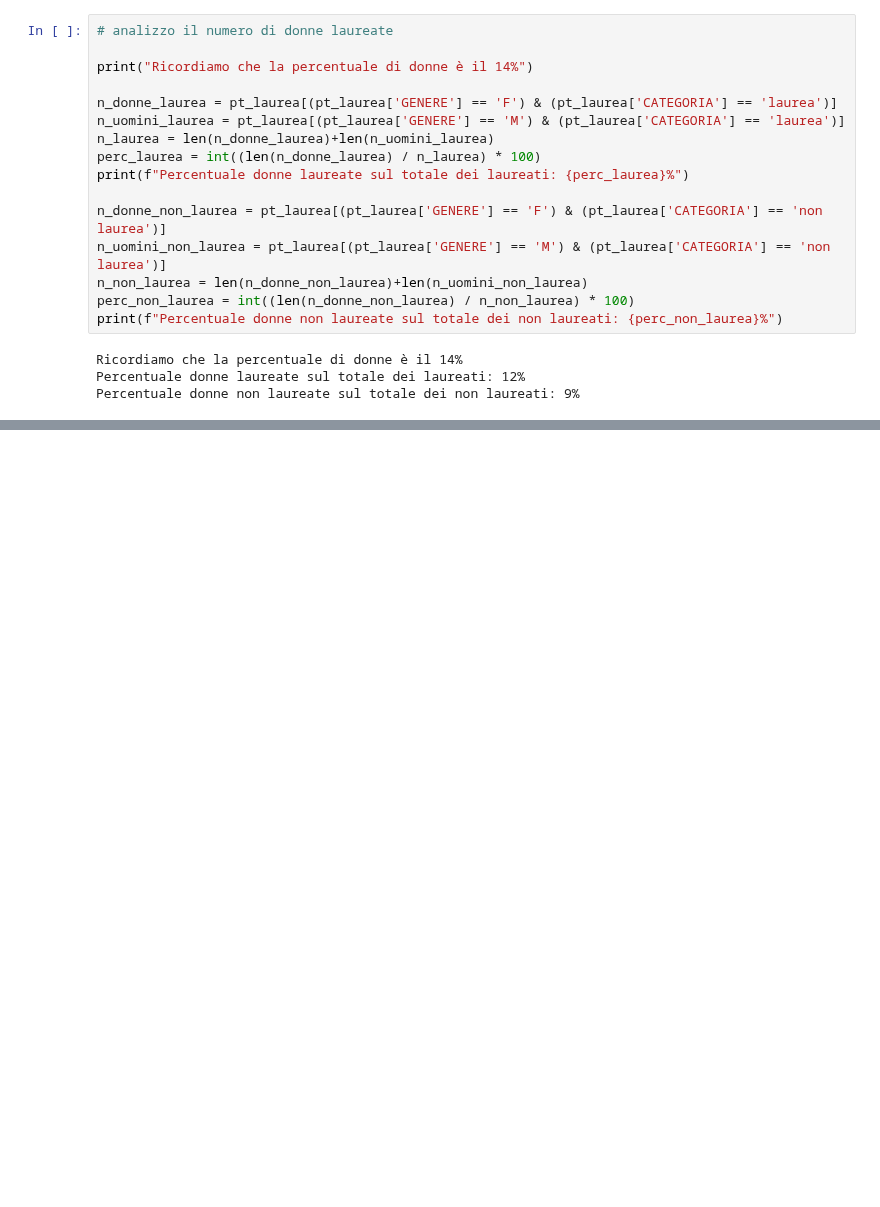
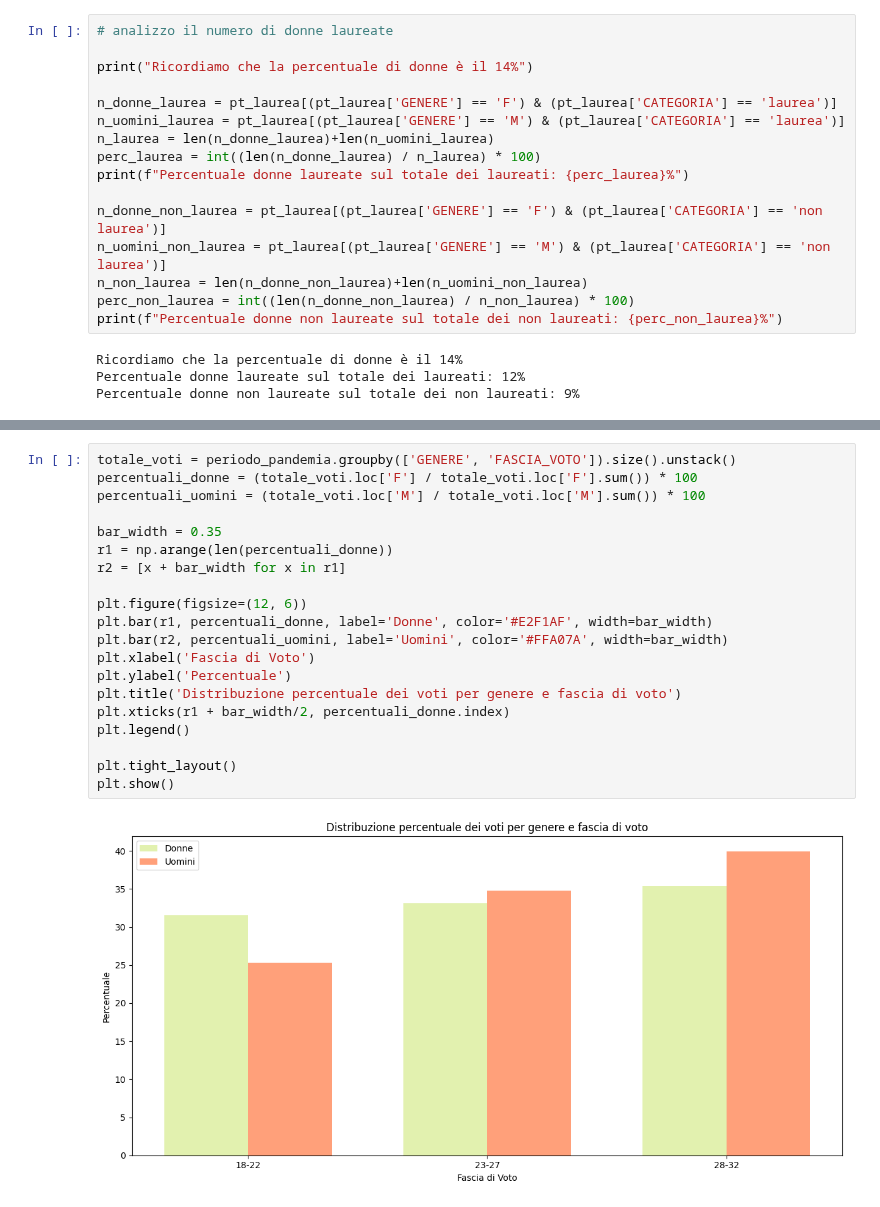
Before and after one commit to lallabelloni/Analisi-differenza-genere-Data-Science, a Jupyter notebook: progetto1.ipynb, the cells around one changed output, grey strips where cells are left out. Saved outputs shown, nothing was run; the diff lists cells and outputs as text; blank space fills up the shorter version.

```diff
--- a/progetto1.ipynb
+++ b/progetto1.ipynb
@@ -218,0 +258,22 @@ Percentuale donne non laureate sul totale dei non laureati: 9%
+# %%
+totale_voti = periodo_pandemia.groupby(['GENERE', 'FASCIA_VOTO']).size().unstack()
+percentuali_donne = (totale_voti.loc['F'] / totale_voti.loc['F'].sum()) * 100
+percentuali_uomini = (totale_voti.loc['M'] / totale_voti.loc['M'].sum()) * 100
+
+bar_width = 0.35
+r1 = np.arange(len(percentuali_donne))
+r2 = [x + bar_width for x in r1]
+
+plt.figure(figsize=(12, 6))
+plt.bar(r1, percentuali_donne, label='Donne', color='#E2F1AF', width=bar_width)
+plt.bar(r2, percentuali_uomini, label='Uomini', color='#FFA07A', width=bar_width)
+plt.xlabel('Fascia di Voto')
+plt.ylabel('Percentuale')
+plt.title('Distribuzione percentuale dei voti per genere e fascia di voto')
+plt.xticks(r1 + bar_width/2, percentuali_donne.index)
+plt.legend()
+
+plt.tight_layout()
+plt.show()
+# %% [output]
+[figure, added]
```
Also changed, not shown: parts of 4 cells of this notebook.
